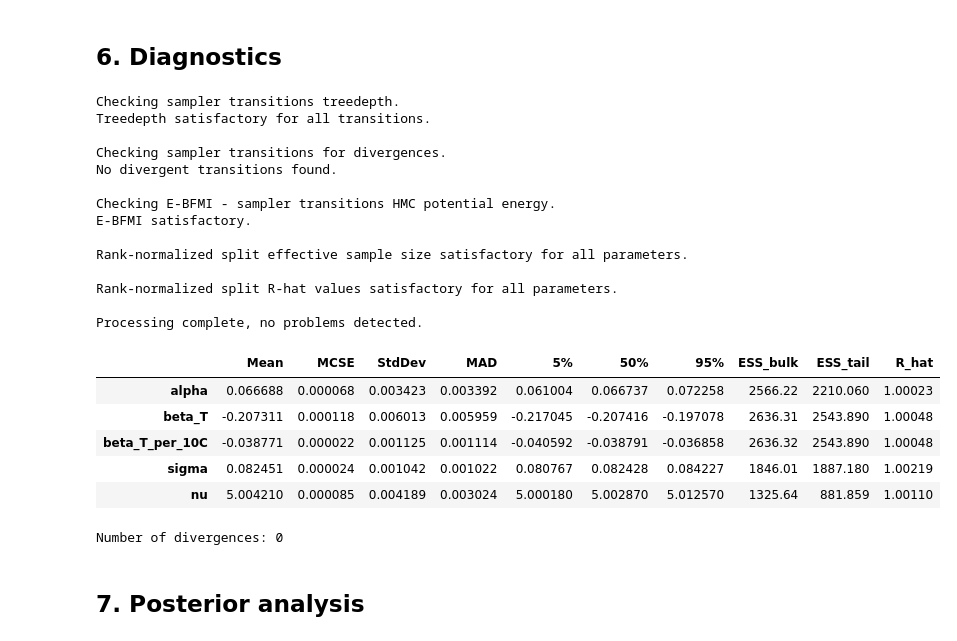
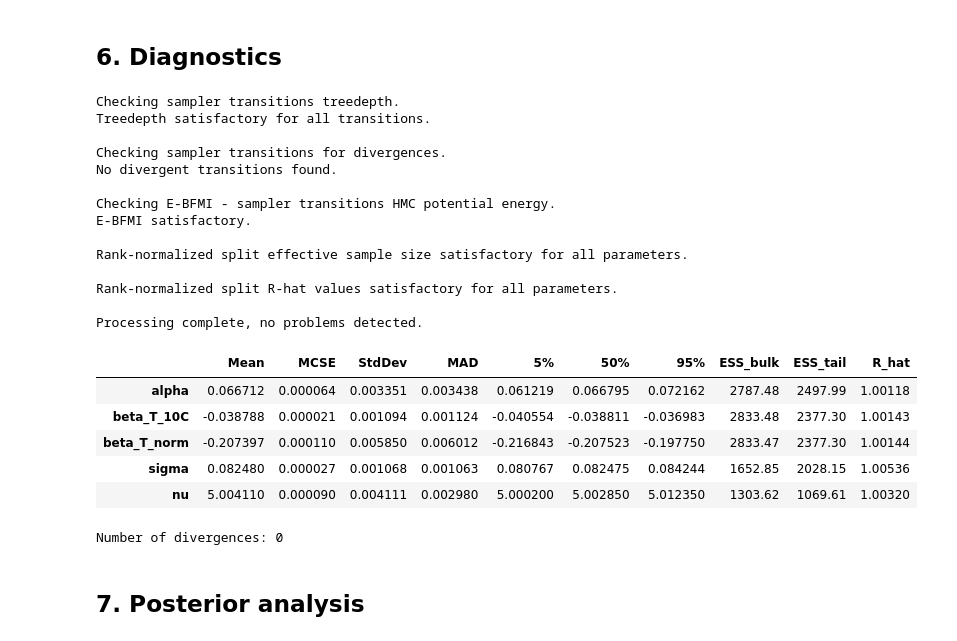
Before and after one commit to mkrzyzowska/Bayesian-Data-Analytics-PV-Project, a Jupyter notebook: model_1_temperature_studentt.ipynb, the cells around one changed output. Drawn from its saved outputs; the diff is of its cells as text; code cells hidden in the pictures.

```diff
--- a/model_1_temperature_studentt.ipynb
+++ b/model_1_temperature_studentt.ipynb
@@ -39,7 +39,7 @@ plt.rcParams["axes.grid"] = True
 # %% [markdown]
 ## 1. Load moderate dataset
 # %%
-DATA_PATH = "Bayesian-Data-Analytics-PV-Project/onemin-Ground-2016/2016/ground_model_data_irr50_all.csv"
+DATA_PATH = "Bayesian-Data-Analytics-PV-Project/onemin-Ground-2016/2016/ground_model_data_irr50_5min.csv"
 df = pd.read_csv(DATA_PATH)
 
 print("Using clean data:", DATA_PATH)
@@ -75,12 +86,29 @@ y = df["logPR"].to_numpy()
 x_T = df["x_T"].to_numpy()
 N = len(df)
 
-stan_data = {"N": N, "y": y, "x_T": x_T, "temp_range": temp_range}
-prior_data = {"N": N, "x_T": x_T, "temp_range": temp_range}
+# Temperature range used to convert beta_T_10C to normalized beta_T.
+# Prefer the value saved by MATLAB, but fallback to direct calculation.
+if "T_range_C" in df.columns:
+    T_range_C = float(df["T_range_C"].iloc[0])
+else:
+    T_range_C = float(df["T_module_C"].max() - df["T_module_C"].min())
+
+stan_data = {
+    "N": N,
+    "y": y,
+    "x_T": x_T,
+    "T_range_C": T_range_C,
+}
+
+prior_data = {
+    "N": N,
+    "x_T": x_T,
+    "T_range_C": T_range_C,
+}
 
 print("N =", N)
 print("x_T range:", x_T.min(), x_T.max())
-print("Temperature range [degC]:", temp_range)
+print("T_range_C =", T_range_C)
 print("PR range:", df["PR"].min(), df["PR"].max())
 # %% [output]
 N = 6952
@@ -207,33 +237,33 @@ chain 4 |          | 00:00 Status
 # %%
 print(fit.diagnose())
 summary = fit.summary()
-display(summary.loc[["alpha", "beta_T", "beta_T_per_10C", "sigma", "nu"]])
+display(summary.loc[["alpha", "beta_T_10C", "beta_T_norm", "sigma", "nu"]])
 
 draws_pd = fit.draws_pd()
 div_cols = [c for c in draws_pd.columns if c.endswith("__") and "divergent" in c]
 n_div = int(draws_pd[div_cols[0]].sum()) if div_cols else 0
 print("Number of divergences:", n_div)
 # %% [output]
 Checking sampler transitions treedepth.
 Treedepth satisfactory for all transitions.
 
 Checking sampler transitions for divergences.
 No divergent transitions found.
 
 Checking E-BFMI - sampler transitions HMC potential energy.
 E-BFMI satisfactory.
 
 Rank-normalized split effective sample size satisfactory for all parameters.
 
 Rank-normalized split R-hat values satisfactory for all parameters.
 
 Processing complete, no problems detected.
 |  | Mean | MCSE | StdDev | MAD | 5% | 50% | 95% | ESS_bulk | ESS_tail | R_hat |
-| alpha | 0.066688 | 0.000068 | 0.003423 | 0.003392 | 0.061004 | 0.066737 | 0.072258 | 2566.22 | 2210.060 | 1.00023 |
-| beta_T | -0.207311 | 0.000118 | 0.006013 | 0.005959 | -0.217045 | -0.207416 | -0.197078 | 2636.31 | 2543.890 | 1.00048 |
-| beta_T_per_10C | -0.038771 | 0.000022 | 0.001125 | 0.001114 | -0.040592 | -0.038791 | -0.036858 | 2636.32 | 2543.890 | 1.00048 |
-| sigma | 0.082451 | 0.000024 | 0.001042 | 0.001022 | 0.080767 | 0.082428 | 0.084227 | 1846.01 | 1887.180 | 1.00219 |
-| nu | 5.004210 | 0.000085 | 0.004189 | 0.003024 | 5.000180 | 5.002870 | 5.012570 | 1325.64 | 881.859 | 1.00110 |
+| alpha | 0.066712 | 0.000064 | 0.003351 | 0.003438 | 0.061219 | 0.066795 | 0.072162 | 2787.48 | 2497.99 | 1.00118 |
+| beta_T_10C | -0.038788 | 0.000021 | 0.001094 | 0.001124 | -0.040554 | -0.038811 | -0.036983 | 2833.48 | 2377.30 | 1.00143 |
+| beta_T_norm | -0.207397 | 0.000110 | 0.005850 | 0.006012 | -0.216843 | -0.207523 | -0.197750 | 2833.47 | 2377.30 | 1.00144 |
+| sigma | 0.082480 | 0.000027 | 0.001068 | 0.001063 | 0.080767 | 0.082475 | 0.084244 | 1652.85 | 2028.15 | 1.00536 |
+| nu | 5.004110 | 0.000090 | 0.004111 | 0.002980 | 5.000200 | 5.002850 | 5.012350 | 1303.62 | 1069.61 | 1.00320 |
 Number of divergences: 0
 # %% [markdown]
 ## 7. Posterior analysis
```
Also changed, not shown: parts of 9 cells of this notebook, 3 other files.
